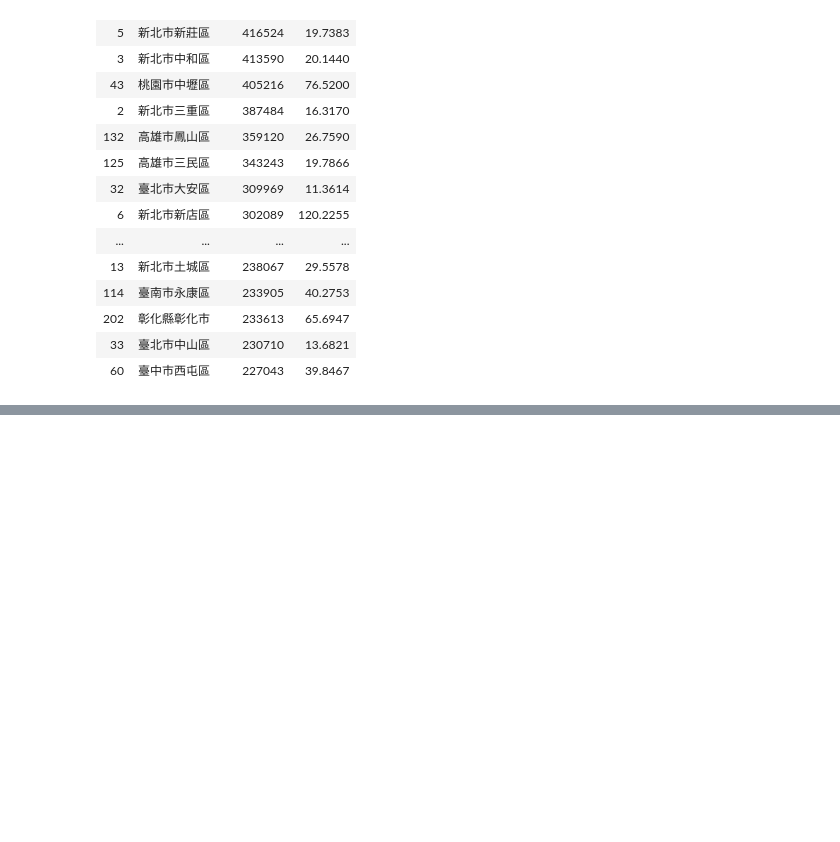
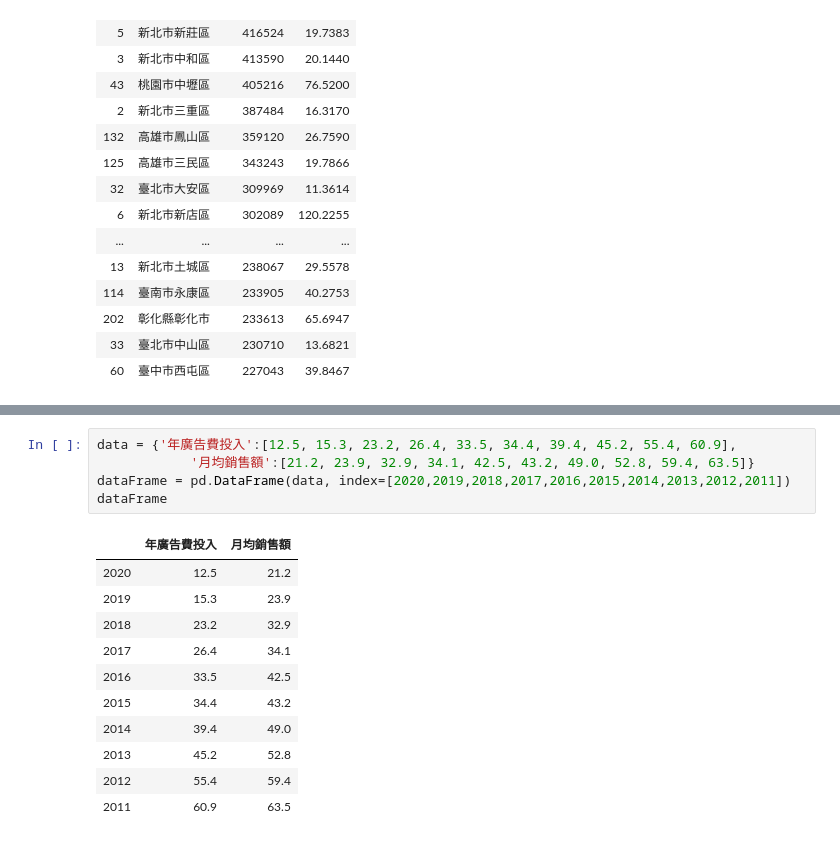
Before and after one commit to a29571508/PythonForDataAnalysis, a Jupyter notebook: 上課內容/sample27.ipynb, the cells around one changed output, grey strips where cells are left out. Saved outputs shown, nothing was run; the diff lists cells and outputs as text; blank space fills up the shorter version.

```diff
--- a/上課內容/sample27.ipynb
+++ b/上課內容/sample27.ipynb
@@ -318,0 +339,17 @@ dataFrame.sort_values(by='年底人口數',ascending=False)[:20]
+# %%
+data = {'年廣告費投入':[12.5, 15.3, 23.2, 26.4, 33.5, 34.4, 39.4, 45.2, 55.4, 60.9],
+            '月均銷售額':[21.2, 23.9, 32.9, 34.1, 42.5, 43.2, 49.0, 52.8, 59.4, 63.5]}
+dataFrame = pd.DataFrame(data, index=[2020,2019,2018,2017,2016,2015,2014,2013,2012,2011])
+dataFrame
+# %% [output]
+|  | 年廣告費投入 | 月均銷售額 |
+| 2020 | 12.5 | 21.2 |
+| 2019 | 15.3 | 23.9 |
+| 2018 | 23.2 | 32.9 |
+| 2017 | 26.4 | 34.1 |
+| 2016 | 33.5 | 42.5 |
+| 2015 | 34.4 | 43.2 |
+| 2014 | 39.4 | 49.0 |
+| 2013 | 45.2 | 52.8 |
+| 2012 | 55.4 | 59.4 |
+| 2011 | 60.9 | 63.5 |
```
Also changed, not shown: parts of 1 cell of this notebook.
